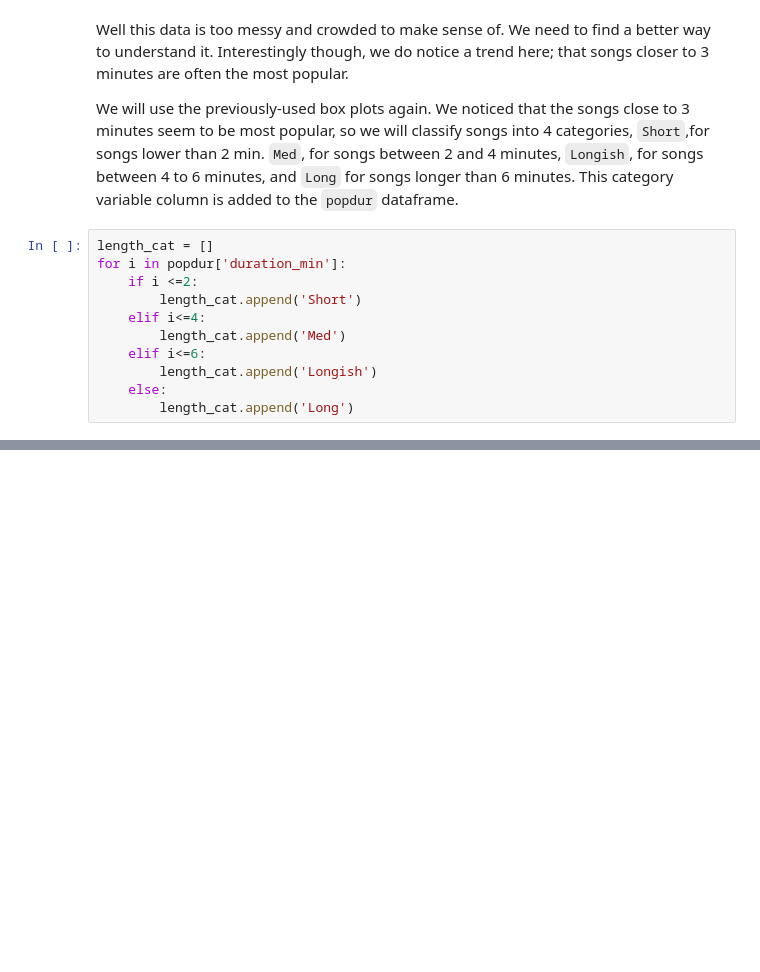
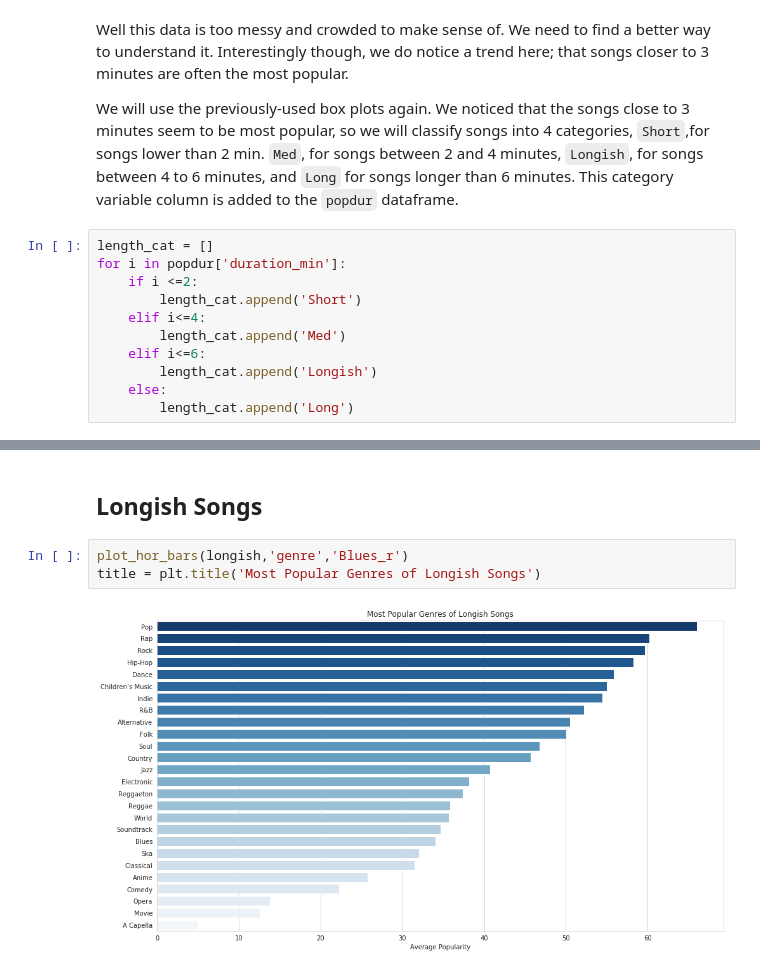
Before and after one commit to rickrollrumble/Spotifynsights, a Jupyter notebook: spotifinsights.ipynb, the cells around one changed output, grey strips where cells are left out. Drawn from its saved outputs; the diff is of its cells as text; blank space fills up the shorter version.

```diff
--- a/spotifinsights.ipynb
+++ b/spotifinsights.ipynb
@@ -145,0 +207,7 @@ TODO:
+# %% [markdown]
+## Longish Songs
+# %%
+plot_hor_bars(longish,'genre','Blues_r')
+title = plt.title('Most Popular Genres of Longish Songs')
+# %% [output]
+[figure, added]
```
Also changed, not shown: parts of 24 cells of this notebook.
